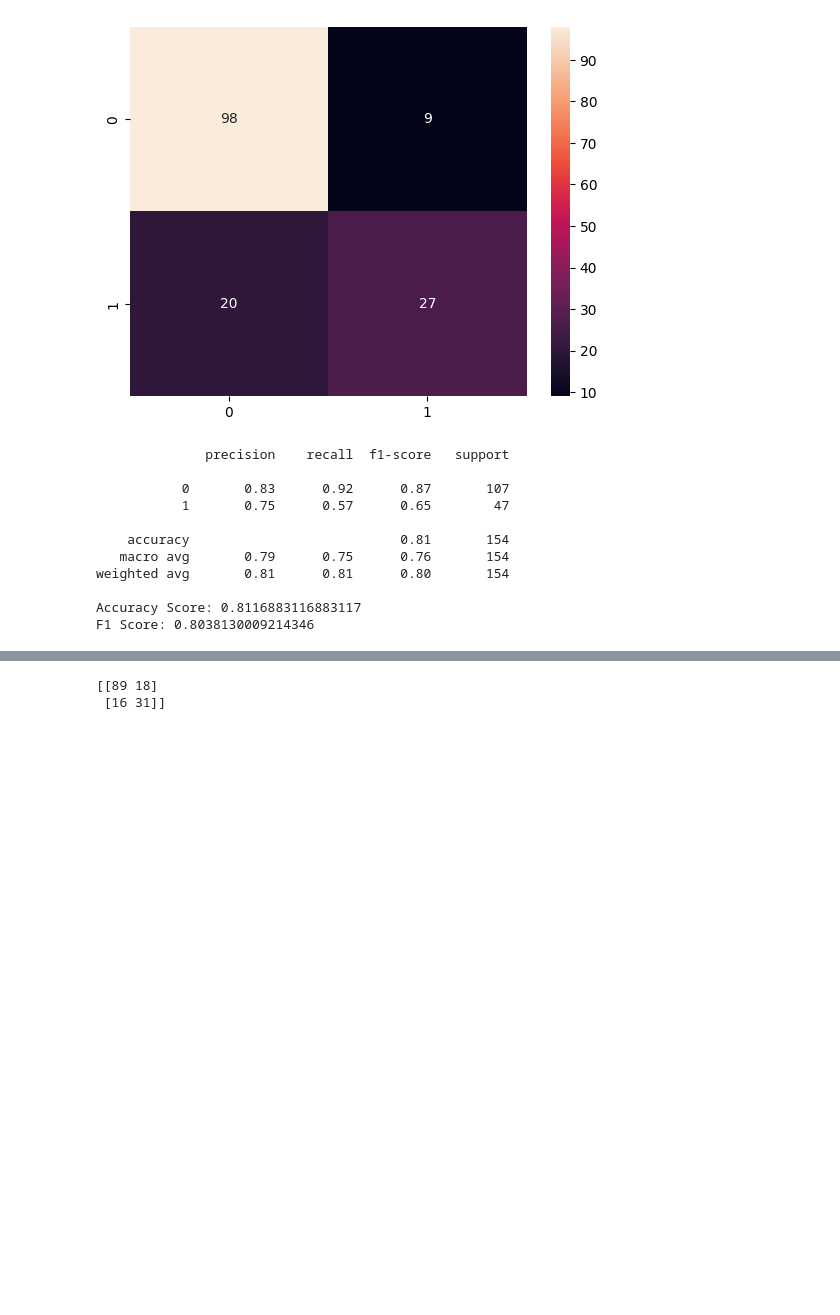
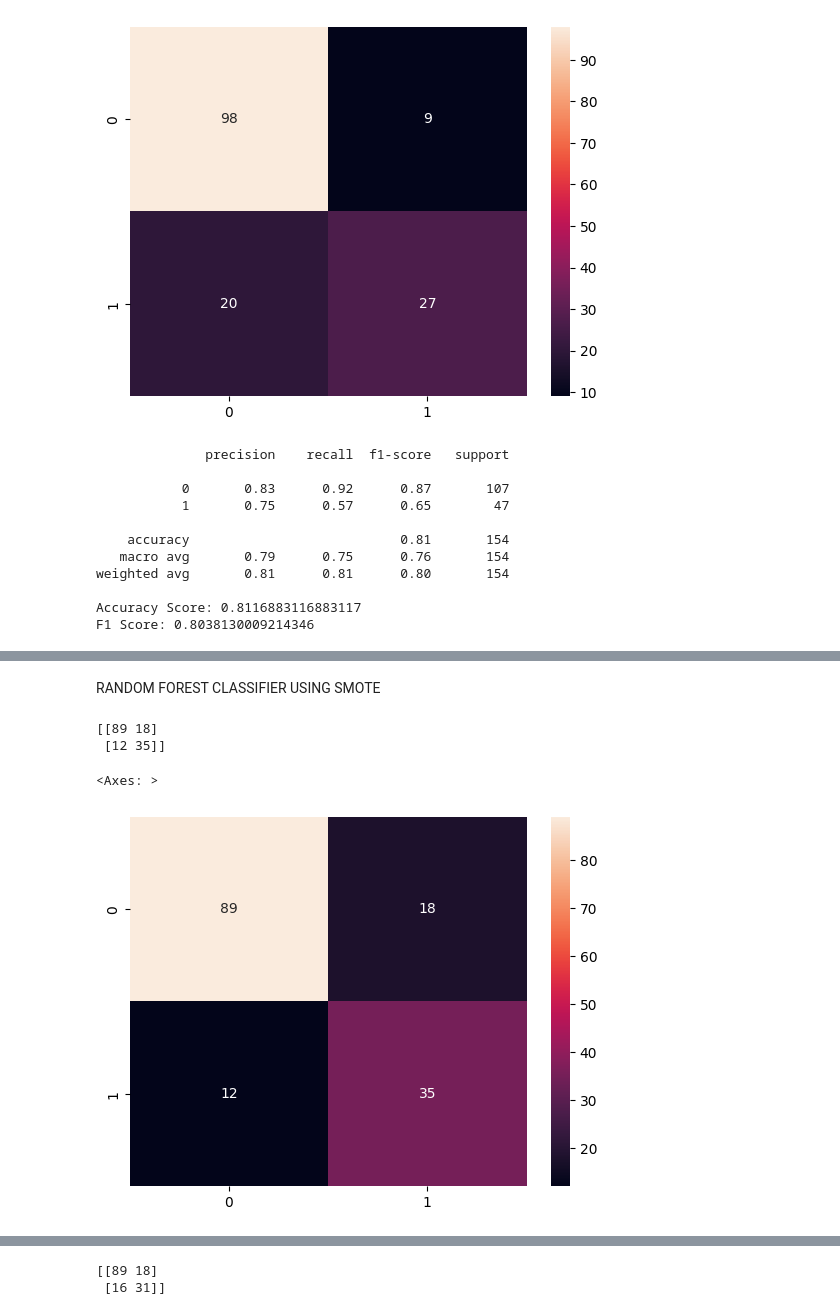
Before and after one commit to ivan-block/Exercise, a Jupyter notebook: diabetes.ipynb, the cells around one changed output, grey strips where cells are left out. Saved outputs shown, nothing was run; the diff lists cells and outputs as text; code cells hidden in the pictures; blank space fills up the shorter version.

```diff
--- a/diabetes.ipynb
+++ b/diabetes.ipynb
@@ -290,0 +345,16 @@ F1 Score: 0.7980871841336957
+# %% [markdown]
+RANDOM FOREST CLASSIFIER USING SMOTE
+# %%
+rf_sm = RandomForestClassifier()
+rf_sm.fit(X_train_sm, y_train_sm)
+yrfsmpredict = rf_sm.predict(X_test)
+
+cm_rf = confusion_matrix(y_test, yrfsmpredict)
+print(cm_rf)
+
+sns.heatmap(cm_rf, annot=True)
+# %% [output]
+[[89 18]
+ [12 35]]
+<Axes: >
+[figure, added]
```
Also changed, not shown: parts of 35 cells of this notebook.
